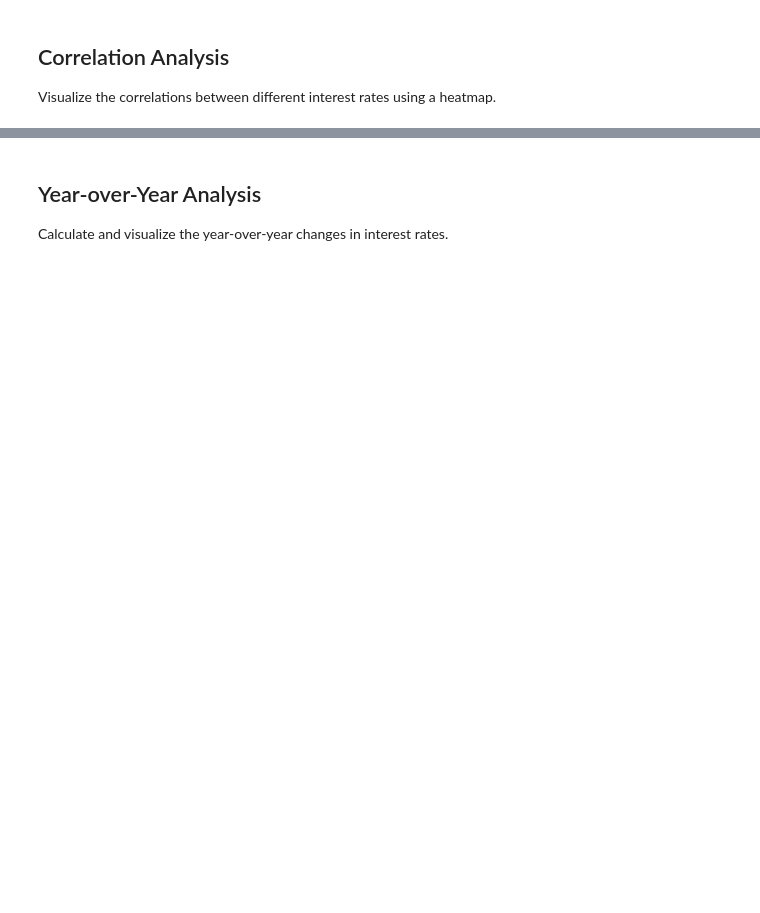
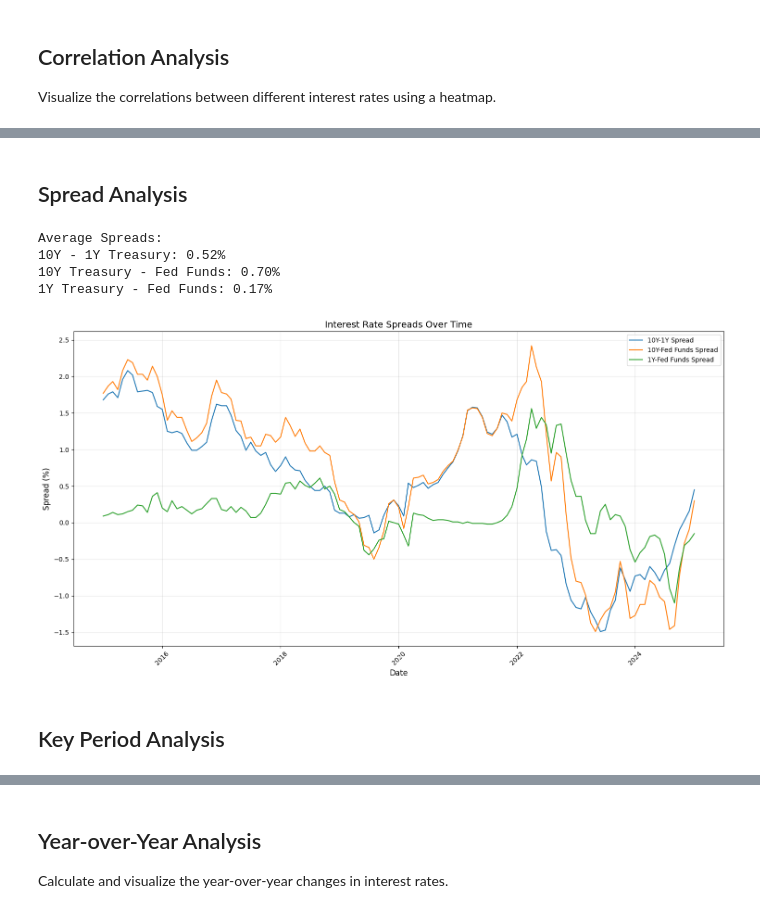
Before and after one commit to NethraGuru/fedaral-data-webscrapping, a Jupyter notebook: rate_analysis_stats.ipynb, the cells around one changed output, grey strips where cells are left out. Saved outputs shown, nothing was run; the diff lists cells and outputs as text; code cells hidden in the pictures; blank space fills up the shorter version.

Commit message:
Added minor improvement analysis

```diff
--- a/rate_analysis_stats.ipynb
+++ b/rate_analysis_stats.ipynb
@@ -82,0 +102,41 @@ plt.show()
+# %% [markdown]
+## Spread Analysis
+# %%
+# Calculate average spreads
+spread_10y_1y = (treasury_10y['Rate'] - treasury_1y['Rate']).mean()
+spread_10y_fed = (treasury_10y['Rate'] - federal_funds['Rate']).mean()
+spread_1y_fed = (treasury_1y['Rate'] - federal_funds['Rate']).mean()
+
+print('Average Spreads:')
+print(f'10Y - 1Y Treasury: {spread_10y_1y:.2f}%')
+print(f'10Y Treasury - Fed Funds: {spread_10y_fed:.2f}%')
+print(f'1Y Treasury - Fed Funds: {spread_1y_fed:.2f}%')
+
+# Visualize spreads over time
+plt.figure(figsize=(15, 8))
+plt.plot(treasury_10y['Original_Value'],
+         treasury_10y['Rate'] - treasury_1y['Rate'],
+         label='10Y-1Y Spread')
+plt.plot(treasury_10y['Original_Value'],
+         treasury_10y['Rate'] - federal_funds['Rate'],
+         label='10Y-Fed Funds Spread')
+plt.plot(treasury_1y['Original_Value'],
+         treasury_1y['Rate'] - federal_funds['Rate'],
+         label='1Y-Fed Funds Spread')
+
+plt.title('Interest Rate Spreads Over Time', fontsize=14)
+plt.xlabel('Date', fontsize=12)
+plt.ylabel('Spread (%)', fontsize=12)
+plt.legend(fontsize=10)
+plt.grid(True, alpha=0.3)
+plt.xticks(rotation=45)
+plt.tight_layout()
+plt.show()
+# %% [output]
+Average Spreads:
+10Y - 1Y Treasury: 0.52%
+10Y Treasury - Fed Funds: 0.70%
+1Y Treasury - Fed Funds: 0.17%
+[figure, added]
+# %% [markdown]
+## Key Period Analysis
```
Also changed, not shown: parts of 4 cells of this notebook, 6 other files.
